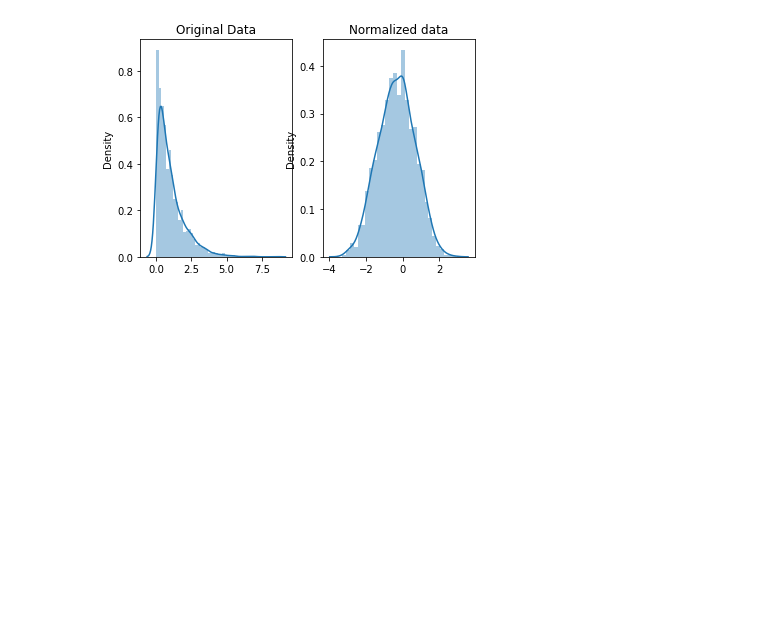
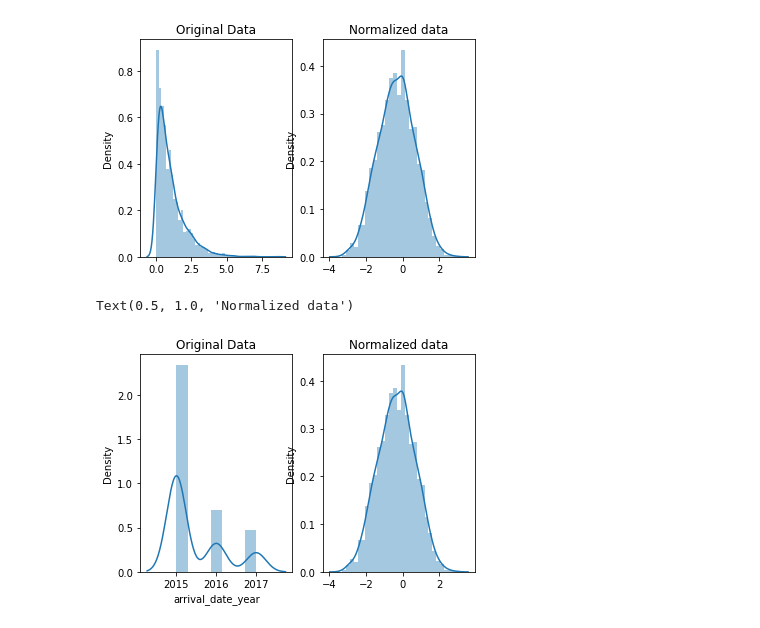
Before and after one commit to elhamfallah/different-projects, a Jupyter notebook: hotel-booking-analysis.ipynb, the cells around one changed output. Drawn from its saved outputs; the diff is of its cells as text; code cells hidden in the pictures; blank space fills up the shorter version.

```diff
--- a/hotel-booking-analysis.ipynb
+++ b/hotel-booking-analysis.ipynb
@@ -172,3 +172,15 @@ ax[1].set_title("Normalized data")
 # %% [output]
 Text(0.5, 1.0, 'Normalized data')
 [figure]
+# %%
+# normalize the  data with boxcox
+normalized_arrival_date_year = stats.boxcox(df['arrival_date_year'])
+# plot both together to compare
+fig, ax=plt.subplots(1,2)
+sns.distplot(df['arrival_date_year'], ax=ax[0])
+ax[0].set_title("Original Data")
+sns.distplot(normalized_data[0], ax=ax[1])
+ax[1].set_title("Normalized data")
+# %% [output]
+Text(0.5, 1.0, 'Normalized data')
+[figure, added]
```
